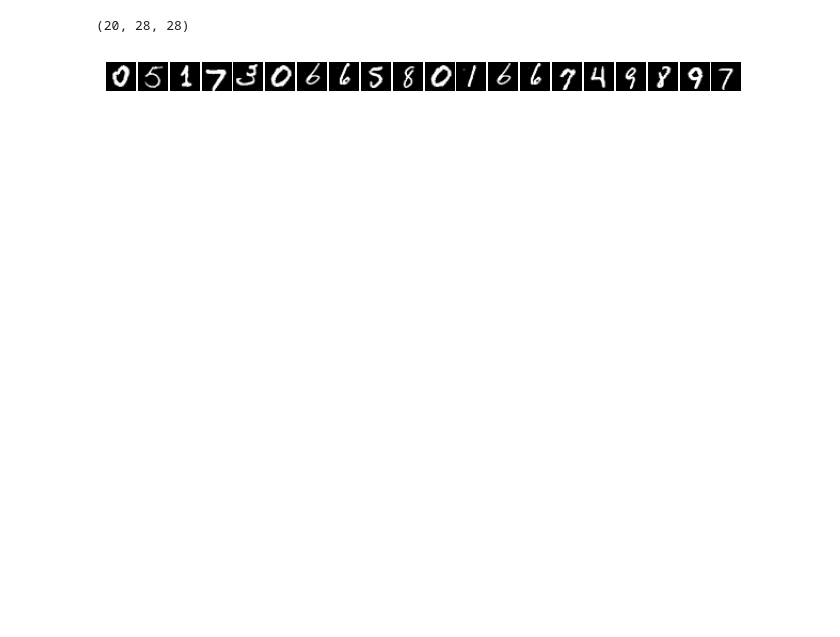
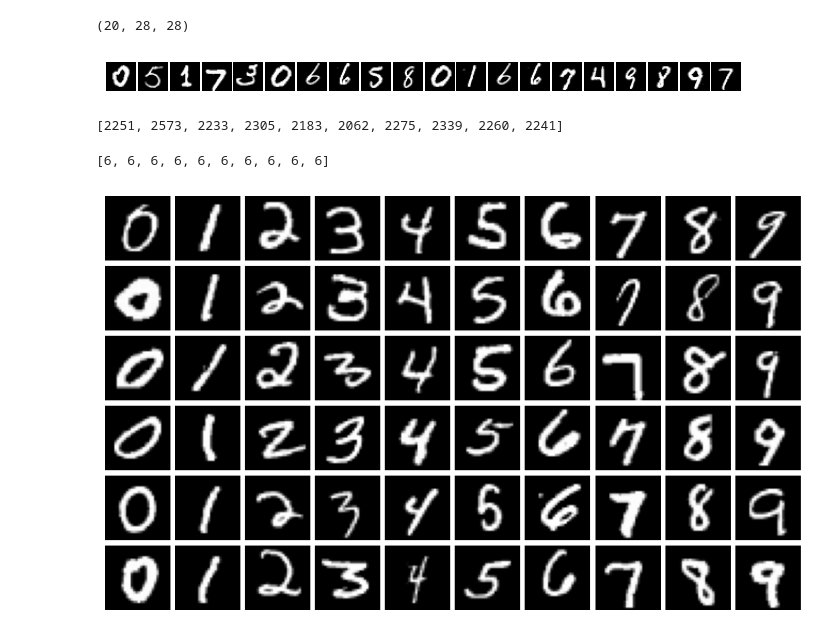
Before and after one commit to GeckSpy/VQ-VAE, a Jupyter notebook: create_data.ipynb, the cells around one changed output. Saved outputs shown, nothing was run; the diff lists cells and outputs as text; code cells hidden in the pictures; blank space fills up the shorter version.

```diff
--- a/create_data.ipynb
+++ b/create_data.ipynb
@@ -40,6 +42,51 @@ plt.show()
 # %% [output]
 (20, 28, 28)
 [figure]
+# %%
+# MNIST
+n,m, c, h,l = datas.shape
+
+images = np.zeros((n*m, h, l))
+true_labels = np.zeros(n*m)
+for i in range(n):
+    for j in range(m):
+        images[i*j] = datas[i,j,0]
+        true_labels[i*j] = labels[i,j]
+
+dic = {i:[] for i in range(10)}
+for i in range(len(images)):
+    if images[i].min()!=images[i].max():
+        dic[true_labels[i]].append(images[i])
+for key in dic.keys():
+    dic[key] = np.array(dic[key])
+print([len(val) for key,val in dic.items()])
+# %% [output]
+[2251, 2573, 2233, 2305, 2183, 2062, 2275, 2339, 2260, 2241]
+# %%
+n=6
+
+to_show = {}
+for key in dic.keys():
+    to_show[key] = dic[key][np.random.randint(0, len(dic[key]), n),:,:]
+print([len(val) for key,val in to_show.items()])
+
+
+
+fig, axs = plt.subplots(n,10,
+    figsize=(10,n),
+    gridspec_kw={'wspace': 0.08, 'hspace': 0.08}
+)
+for i in range(10):
+    for j in range(n):
+        axs[j,i].axis("off")
+        axs[j,i].imshow(to_show[i][j], cmap="gray")
+
+
+fig.patch.set_visible(False)
+plt.show()
+# %% [output]
+[6, 6, 6, 6, 6, 6, 6, 6, 6, 6]
+[figure, added]
 # %%
 # CIFAR10
 n,m, c, h,l = datas.shape
```
Also changed, not shown: parts of 4 cells of this notebook.
